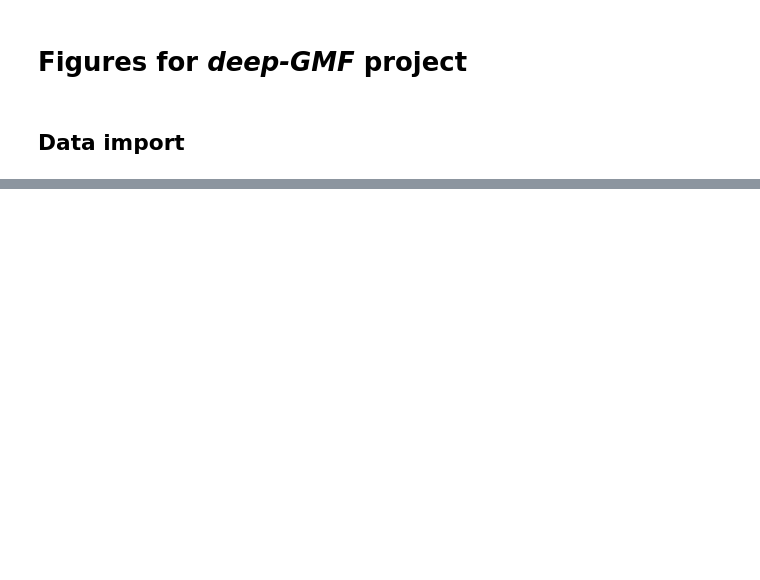
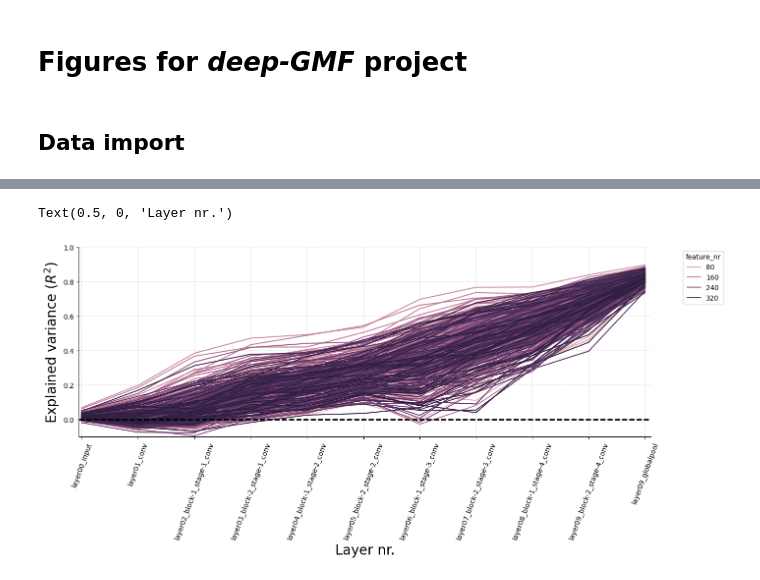
Before and after one commit to lukassnoek/deep-gmf, a Jupyter notebook: notebooks/figures.ipynb, the cells around one changed output, grey strips where cells are left out. Cells and saved outputs as stored; diff of their text form; code cells hidden in the pictures; blank space fills up the shorter version.

```diff
--- a/notebooks/figures.ipynb
+++ b/notebooks/figures.ipynb
@@ -18,0 +57,23 @@ df = df.dropna(axis=0)
+# %%
+model = 'ResNet10'
+dataset = 'gmf_112x112'
+target = 'id'
+epoch = '018'
+df = pd.read_csv(f'../results/{model}_dataset-{dataset}_target-{target}_xepoch-{epoch}.tsv', sep='\t')
+df = df.dropna(axis=0)
+
+fig, ax = plt.subplots(figsize=(15, 5))
+ax = sns.lineplot(x='layername', y='corr', hue='feature_nr', ax=ax, data=df.query("factor == 'shape'"))
+plt.setp(ax.xaxis.get_majorticklabels(), rotation=70)
+sns.move_legend(ax, "upper left", bbox_to_anchor=(1.05, 1))
+sns.despine()
+
+ax.grid(ls='--', lw=0.35)
+ax.axhline(0, ls='--', c='k', lw=2)
+ax.set_ylim(-0.1, 1)
+ax.set_ylabel('Explained variance ($R^2$)', fontsize=20)
+ax.set_xlim(-.05, df['op_nr'].max() + 0.1)
+ax.set_xlabel('Layer nr.', fontsize=20)
+# %% [output]
+Text(0.5, 0, 'Layer nr.')
+[figure, added]
```
Also changed, not shown: parts of 7 cells of this notebook, 32 other files.
